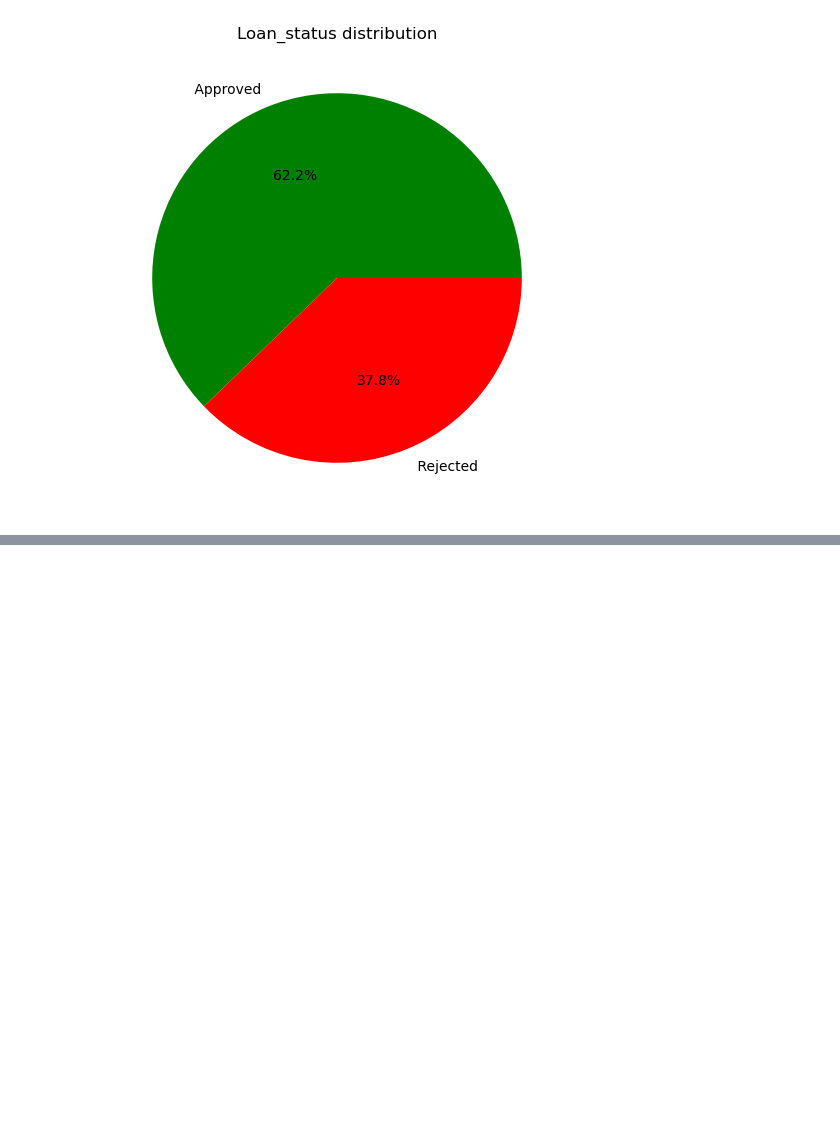
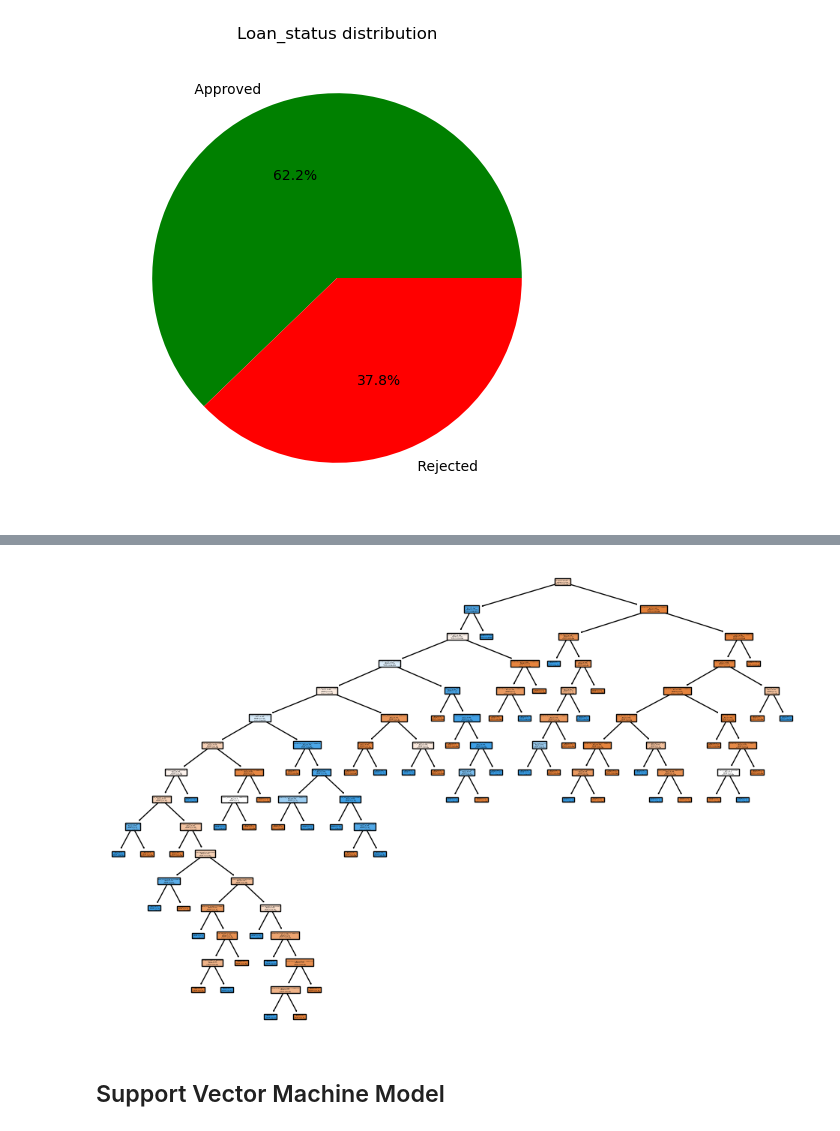
Before and after one commit to andrewdhawthorne/Loan-Approval-Prediction-Model, a Jupyter notebook: Fidels_learning_model_code.ipynb, the cells around one changed output, grey strips where cells are left out. Saved outputs shown, nothing was run; the diff lists cells and outputs as text; code cells hidden in the pictures; blank space fills up the shorter version.

```diff
--- a/Fidels_learning_model_code.ipynb
+++ b/Fidels_learning_model_code.ipynb
@@ -94,0 +101,7 @@ plt.show()
+# %%
+#creating an X variable
+X = loan_data.drop("loan_status", axis=1)
+y = loan_data["loan_status"]
+
+# Encode categorical variables
+X = pd.get_dummies(X, columns=["education", "self_employed"])
@@ -94,0 +110,3 @@ plt.show()
+# %%
+#Spliting the data into training and testing sets to evaluate the model's performance
+X_train, X_test, y_train, y_test = train_test_split(X, y, test_size=0.2, random_state=42)
@@ -94,0 +115,4 @@ plt.show()
+# %%
+# Initializing the DecisionTreeClassifier and fit it to the training data
+decision_tree = DecisionTreeClassifier(random_state=42)
+decision_tree.fit(X_train, y_train)
@@ -94,0 +150,11 @@ plt.show()
+# %%
+from sklearn.tree import plot_tree
+import matplotlib.pyplot as plt
+
+plt.figure(figsize=(12, 8))
+plot_tree(decision_tree, feature_names=X.columns, class_names=["Approved", "Rejected"], filled=True)
+plt.show()
+# %% [output]
+[figure, added]
+# %% [markdown]
+## Support Vector Machine Model
```
Also changed, not shown: parts of 10 cells of this notebook, 1 other file.
